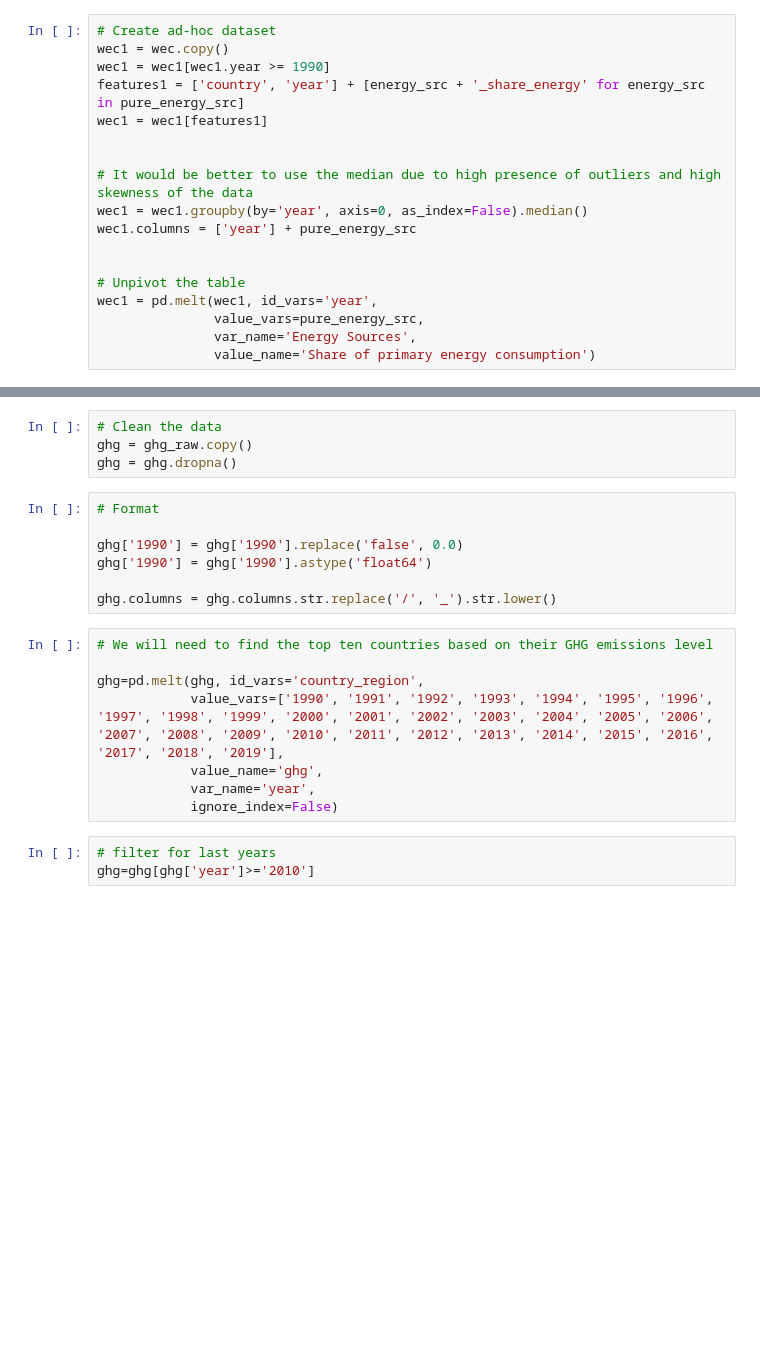
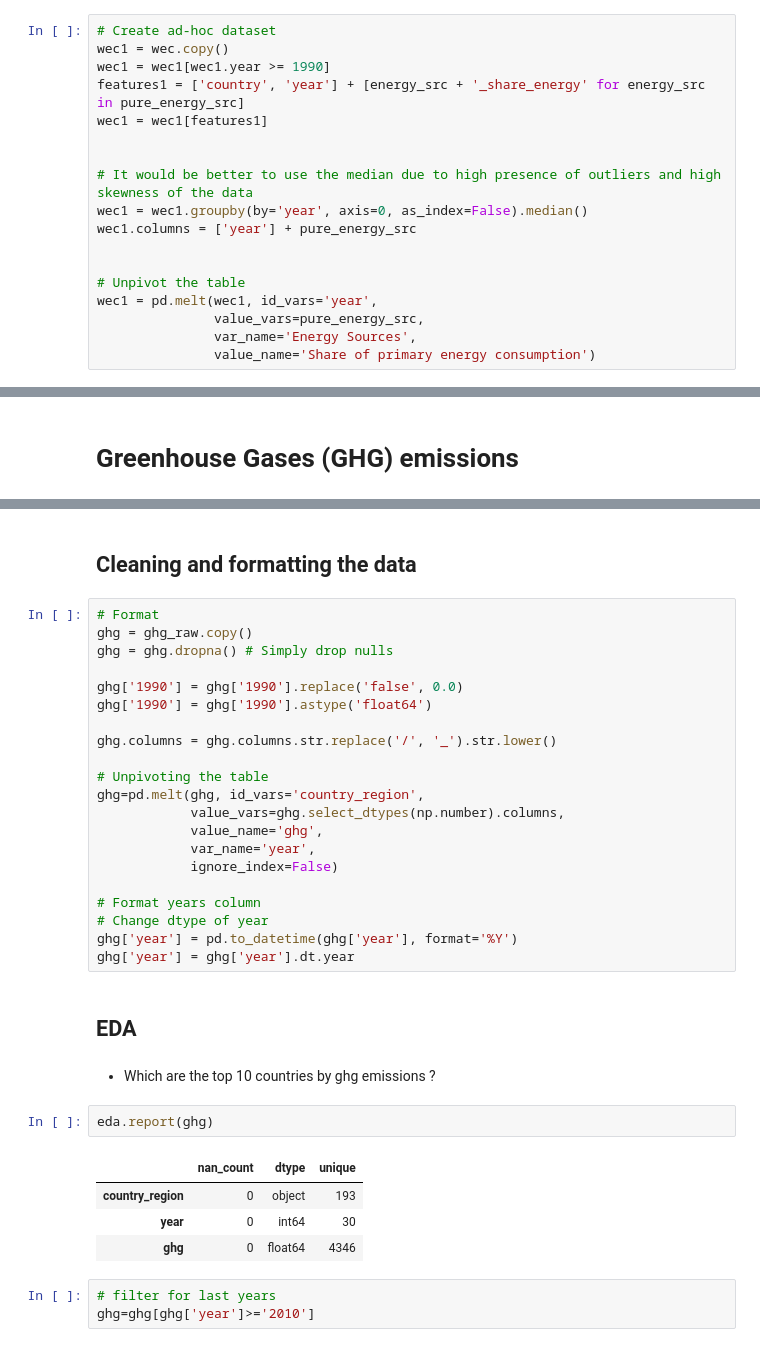
Before and after one commit to Edoardo1996/iornhack-final-project, a Jupyter notebook: main.ipynb, the cells around one changed output, grey strips where cells are left out. Cells and saved outputs as stored; diff of their text form; blank space fills up the shorter version.

```diff
--- a/main.ipynb
+++ b/main.ipynb
@@ -555,3 +530,5 @@ plt.show()
+# %% [markdown]
+# Greenhouse Gases (GHG) emissions
 # %%
 # Load the data
 ghg_raw = cleaning.load_data('datasets/ghg/ghg-emissions.csv')
@@ -563,25 +540,40 @@ ghg_raw.head()
 | 2 | India | MtCO2e | 1002.56 | 1056.25 | 1081.28 | 1114.22 | 1158.48 | 1223.65 | 1272.74 | 1331.88 | ... |
 | 3 | Indonesia | MtCO2e | 1226.82 | 1246.27 | 1266.98 | 1282.35 | 1302.70 | 1339.10 | 1164.23 | 2134.80 | ... |
 | 4 | Russia | MtCO2e | 2648.36 | 2585.28 | 2428.18 | 2233.86 | 1995.87 | 1918.33 | 1874.95 | 1723.24 | ... |
-# %%
-# Clean the data
-ghg = ghg_raw.copy()
-ghg = ghg.dropna()
+# %% [markdown]
+## Cleaning and formatting the data
 # %%
 # Format
+ghg = ghg_raw.copy()
+ghg = ghg.dropna() # Simply drop nulls
 
 ghg['1990'] = ghg['1990'].replace('false', 0.0)
 ghg['1990'] = ghg['1990'].astype('float64')
 
 ghg.columns = ghg.columns.str.replace('/', '_').str.lower()
+
+# Unpivoting the table
+ghg=pd.melt(ghg, id_vars='country_region',
+            value_vars=ghg.select_dtypes(np.number).columns,
+            value_name='ghg',
+            var_name='year',
+            ignore_index=False)
+
+# Format years column
+# Change dtype of year
+ghg['year'] = pd.to_datetime(ghg['year'], format='%Y')
+ghg['year'] = ghg['year'].dt.year
-# %%
-# We will need to find the top ten countries based on their GHG emissions level
-
-ghg=pd.melt(ghg, id_vars='country_region',
-            value_vars=['1990', '1991', '1992', '1993', '1994', '1995', '1996', '1997', '1998', '1999', '2000', '2001', '2002', '2003', '2004', '2005', '2006', '2007', '2008', '2009', '2010', '2011', '2012', '2013', '2014', '2015', '2016', '2017', '2018', '2019'],
-            value_name='ghg',
-            var_name='year',
-            ignore_index=False)
+# %% [markdown]
+## EDA
+# %% [markdown]
+* Which are the top 10 countries by ghg emissions ?
+# %%
+eda.report(ghg)
+# %% [output]
+|  | nan_count | dtype | unique |
+| country_region | 0 | object | 193 |
+| year | 0 | int64 | 30 |
+| ghg | 0 | float64 | 4346 |
 # %%
 # filter for last years
 ghg=ghg[ghg['year']>='2010']
```
Also changed, not shown: parts of 14 cells of this notebook.
